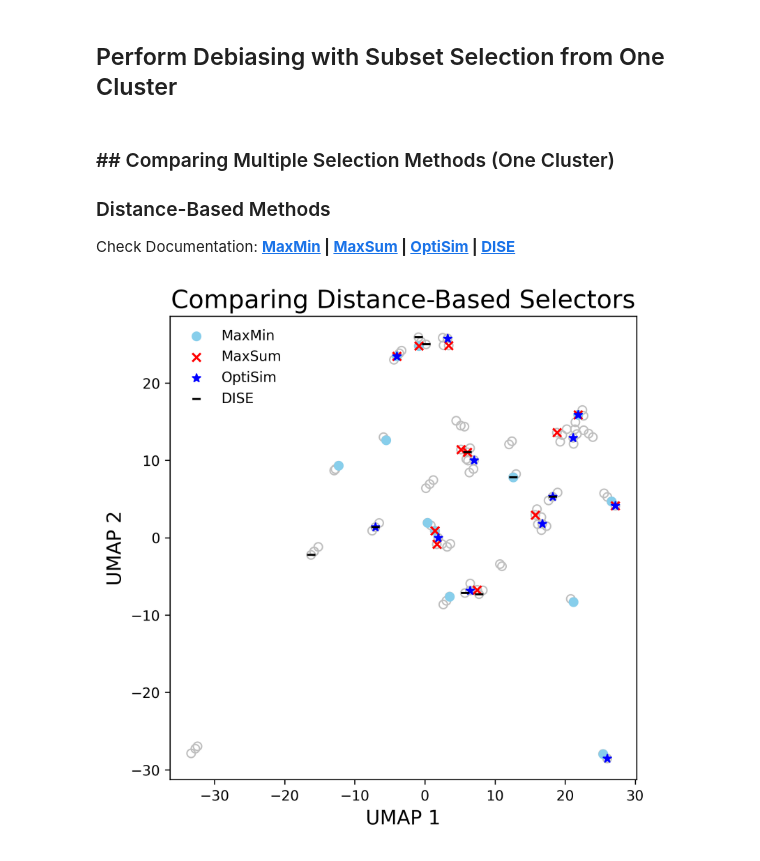
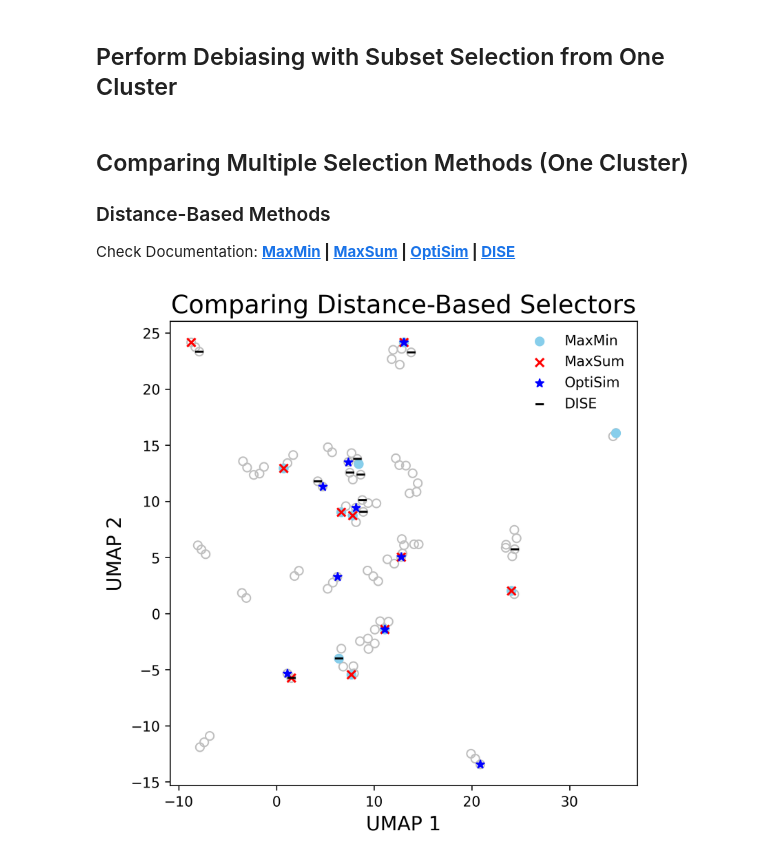
Before and after one commit to FanwangM/Selector, a Jupyter notebook: notebooks/dibiase_mol_dataset.ipynb, the cells around one changed output. Saved outputs shown, nothing was run; the diff lists cells and outputs as text; code cells hidden in the pictures.

```diff
--- a/notebooks/dibiase_mol_dataset.ipynb
+++ b/notebooks/dibiase_mol_dataset.ipynb
@@ -343,8 +344,10 @@ def graph_data_2d(
     if labels is not None:
         # plt.legend(loc="upper left", frameon=False)
         plt.legend(loc="best", frameon=False)
-    if fname is not None:
-        plt.savefig(fname, dpi=500)
+    if fname:
+        if "." not in fname:
+            fname += ".png"
+        plt.savefig(fname, dpi=450)
     else:
         plt.show()
 # %%
@@ -359,14 +362,14 @@ X_dist_1d = GetTanimotoDistMat(fps)
 # convert to a squared distance matrix
 X_dist = squareform(X_dist_1d)
 # %% [markdown]
-### ## Comparing Multiple Selection Methods (One Cluster)
+## Comparing Multiple Selection Methods (One Cluster)
 
 ### Distance-Based Methods
 
 Check Documentation: **[MaxMin](https://selector.qcdevs.org/dissimilarity.html#selector.distance.MaxMin) | [MaxSum](https://selector.qcdevs.org/dissimilarity.html#selector.distance.MaxSum) | [OptiSim](https://selector.qcdevs.org/dissimilarity.html#selector.distance.OptiSim) | [DISE](https://selector.qcdevs.org/dissimilarity.html#selector.distance.DISE)**
 # %%
 # select samples using X_dist
-size = 12
+size = 10
 
 selector = MaxMin()
 index_maxmin = selector.select(X_dist, size=size)
@@ -377,20 +380,20 @@ index_maxsum = selector.select(X_dist, size=size)
 selector = OptiSim(ref_index=0, tol=0.1)
 index_optisim = selector.select(X_dist, size=size)
 
-selector = DISE(ref_index=0, p=2.0)
+selector = DISE(ref_index=0, p=0.5)
 index_dise = selector.select(arr_fp, size=size)
 # %%
 graph_data_2d(
     X_dist,
     projection_method="umap",
     indices=[index_maxmin, index_maxsum, index_optisim, index_dise],
     labels=["MaxMin", "MaxSum", "OptiSim", "DISE"],
     figsize=(6, 6),
     title="Comparing Distance-Based Selectors",
     xlabel="UMAP 1",
     ylabel="UMAP 2",
-    fname="quick_start_compare_distance_methods",
+    fname="debiase_compare_distance_methods_one_cluster.png",
 )
 # %% [output]
-[figure, old version]
+[figure, new version]
 # %%
```
Also changed, not shown: parts of 11 cells of this notebook.
